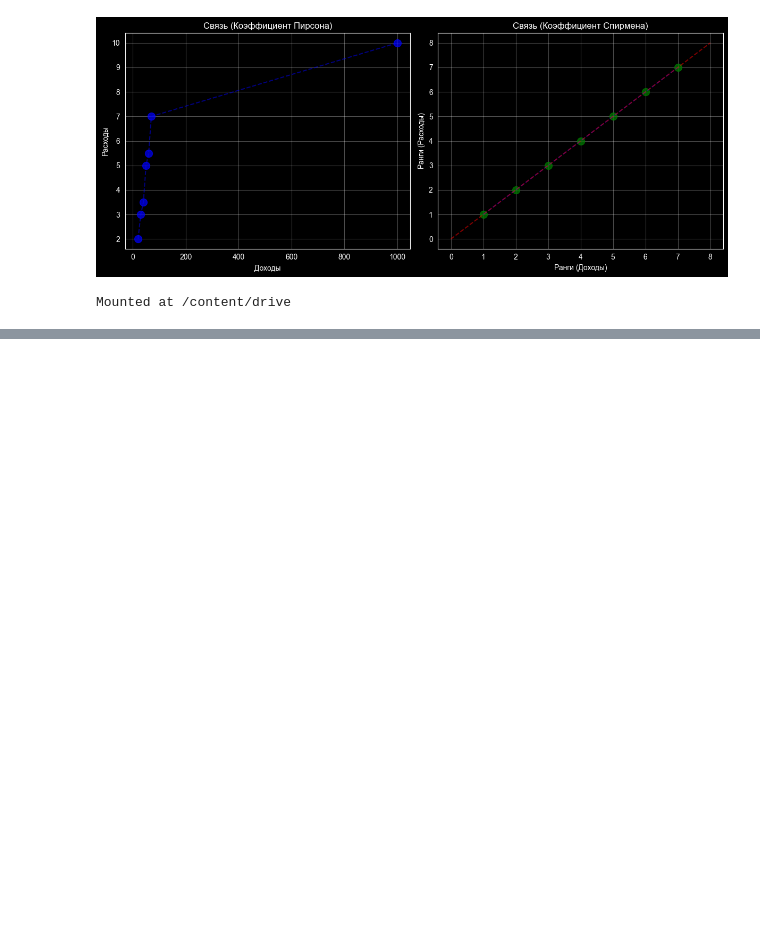
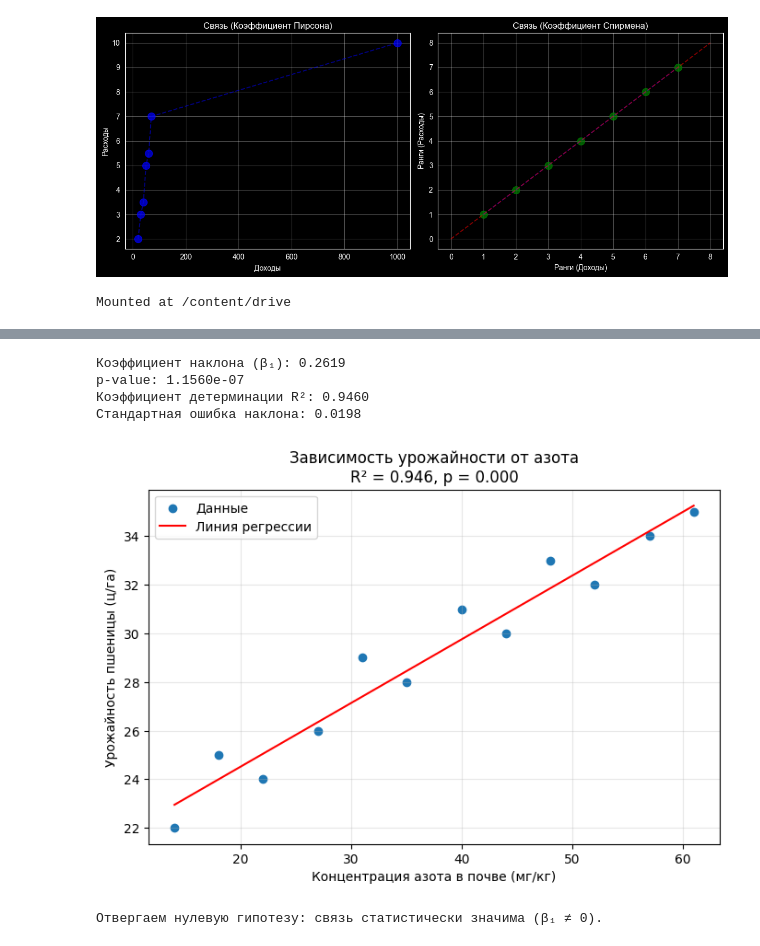
Before and after one commit to Arsenii-S7/Stats_Learning, a Jupyter notebook: Statistics.ipynb, the cells around one changed output, grey strips where cells are left out. Drawn from its saved outputs; the diff is of its cells as text; code cells hidden in the pictures; blank space fills up the shorter version.

```diff
--- a/Statistics.ipynb
+++ b/Statistics.ipynb
@@ -2176,0 +2459,41 @@ Mounted at /content/drive
+# %%
+import matplotlib.pyplot as plt
+from scipy import stats
+import numpy as np
+
+# Данные
+x = np.array([14, 18, 22, 27, 31, 35, 40, 44, 48, 52, 57, 61])
+y = np.array([22, 25, 24, 26, 29, 28, 31, 30, 33, 32, 34, 35])
+
+# Регрессия
+res = stats.linregress(x, y)
+
+print(f"Коэффициент наклона (β₁): {res.slope:.4f}")
+print(f"p-value: {res.pvalue:.4e}")
+print(f"Коэффициент детерминации R²: {res.rvalue**2:.4f}")
+print(f"Стандартная ошибка наклона: {res.stderr:.4f}")
+
+# Построение графика
+plt.figure(figsize=(8, 5))
+plt.scatter(x, y, label='Данные')
+plt.plot(x, res.intercept + res.slope * x, color='red', label='Линия регрессии')
+plt.xlabel('Концентрация азота в почве (мг/кг)')
+plt.ylabel('Урожайность пшеницы (ц/га)')
+plt.title(f'Зависимость урожайности от азота\nR² = {res.rvalue**2:.3f}, p = {res.pvalue:.3f}')
+plt.legend()
+plt.grid(True, alpha=0.3)
+plt.show()
+
+# Проверка гипотезы
+alpha = 0.05
+if res.pvalue < alpha:
+    print("Отвергаем нулевую гипотезу: связь статистически значима (β₁ ≠ 0).")
+else:
+    print("Не отвергаем нулевую гипотезу: нет статистически значимой линейной связи между переменными.")
+# %% [output]
+Коэффициент наклона (β₁): 0.2619
+p-value: 1.1560e-07
+Коэффициент детерминации R²: 0.9460
+Стандартная ошибка наклона: 0.0198
+[figure, added]
+Отвергаем нулевую гипотезу: связь статистически значима (β₁ ≠ 0).
```
Also changed, not shown: parts of 8 cells of this notebook.
